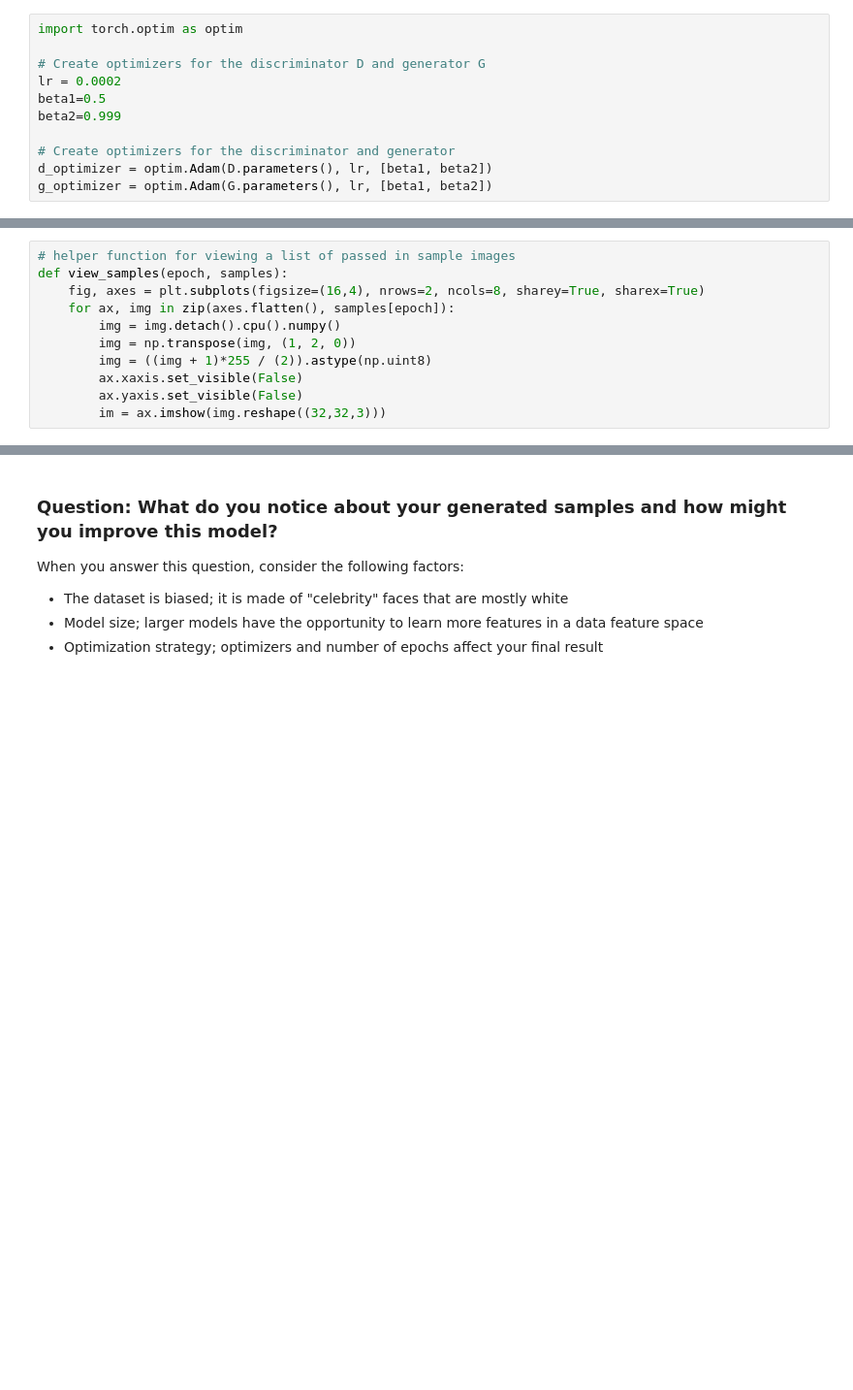
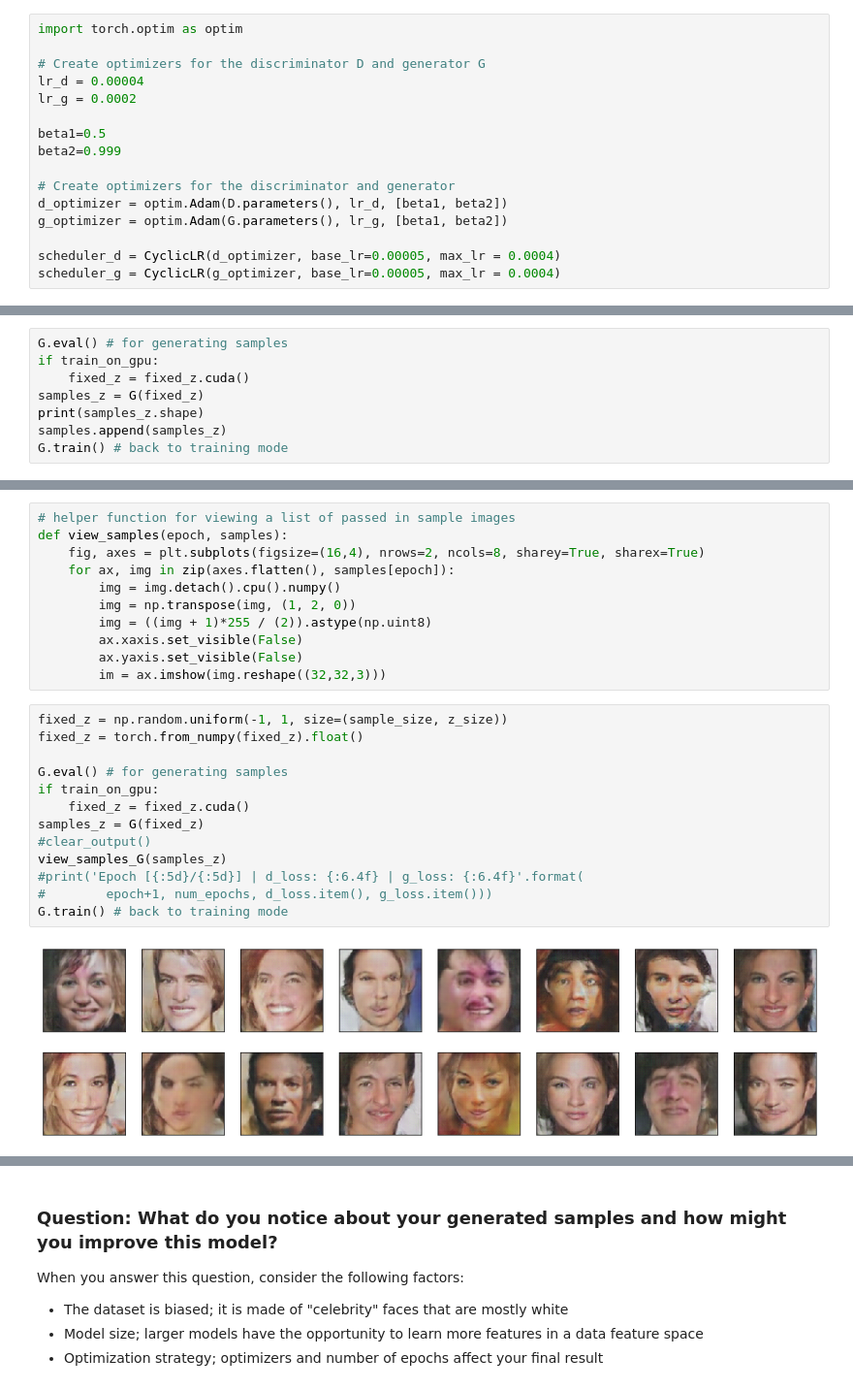
Before and after one commit to kirilcvetkov92/Face-Generation-DCGAN, a Jupyter notebook: dlnd_face_generation.ipynb, the cells around one changed output, grey strips where cells are left out. Shown at 97% size. Saved outputs shown, nothing was run; the diff lists cells and outputs as text; blank space fills up the shorter version.

```diff
--- a/dlnd_face_generation.ipynb
+++ b/dlnd_face_generation.ipynb
@@ -537,10 +642,15 @@ Define optimizers for your models with appropriate hyperparameters.
 import torch.optim as optim
 
 # Create optimizers for the discriminator D and generator G
-lr = 0.0002
+lr_d = 0.00004
+lr_g = 0.0002
+
 beta1=0.5
 beta2=0.999
 
 # Create optimizers for the discriminator and generator
-d_optimizer = optim.Adam(D.parameters(), lr, [beta1, beta2])
-g_optimizer = optim.Adam(G.parameters(), lr, [beta1, beta2])
+d_optimizer = optim.Adam(D.parameters(), lr_d, [beta1, beta2])
+g_optimizer = optim.Adam(G.parameters(), lr_g, [beta1, beta2])
+
+scheduler_d = CyclicLR(d_optimizer, base_lr=0.00005, max_lr = 0.0004)
+scheduler_g = CyclicLR(g_optimizer, base_lr=0.00005, max_lr = 0.0004)
@@ -698,0 +837,8 @@ plt.legend()
+# %%
+G.eval() # for generating samples
+if train_on_gpu:
+    fixed_z = fixed_z.cuda()
+samples_z = G(fixed_z)
+print(samples_z.shape)
+samples.append(samples_z)
+G.train() # back to training mode
@@ -711,3 +859,18 @@ def view_samples(epoch, samples):
         ax.xaxis.set_visible(False)
         ax.yaxis.set_visible(False)
         im = ax.imshow(img.reshape((32,32,3)))
+# %%
+fixed_z = np.random.uniform(-1, 1, size=(sample_size, z_size))
+fixed_z = torch.from_numpy(fixed_z).float()
+
+G.eval() # for generating samples
+if train_on_gpu:
+    fixed_z = fixed_z.cuda()
+samples_z = G(fixed_z)
+#clear_output()
+view_samples_G(samples_z)
+#print('Epoch [{:5d}/{:5d}] | d_loss: {:6.4f} | g_loss: {:6.4f}'.format(
+#        epoch+1, num_epochs, d_loss.item(), g_loss.item()))
+G.train() # back to training mode
+# %% [output]
+[figure, added]
```
Also changed, not shown: parts of 25 cells of this notebook.
